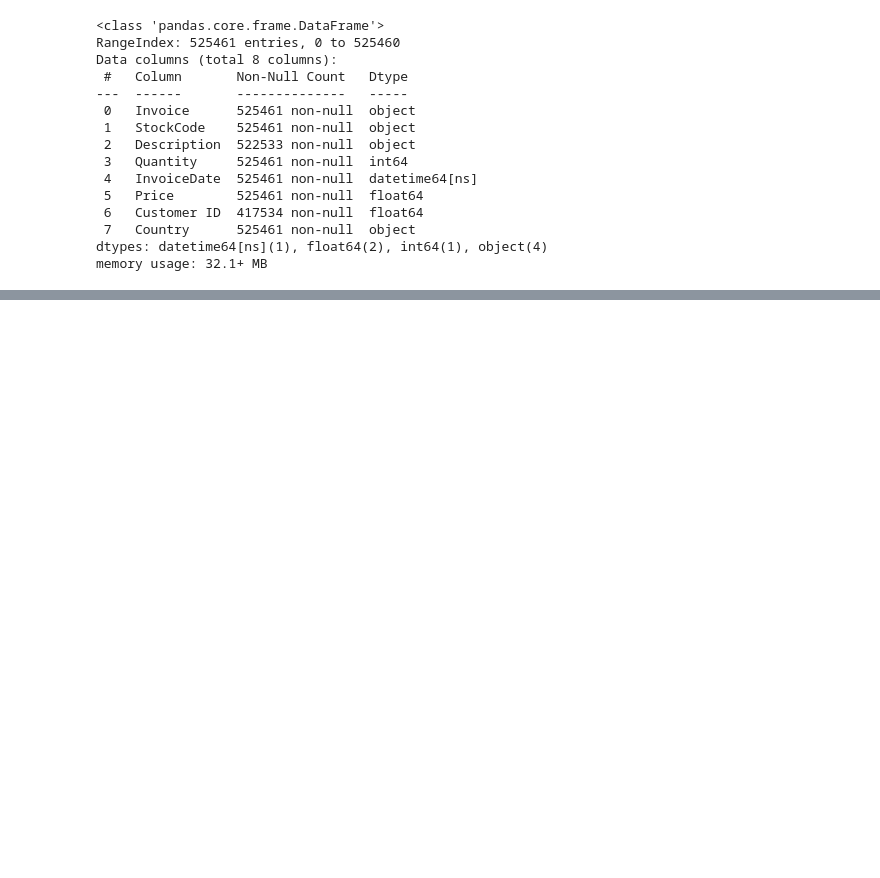
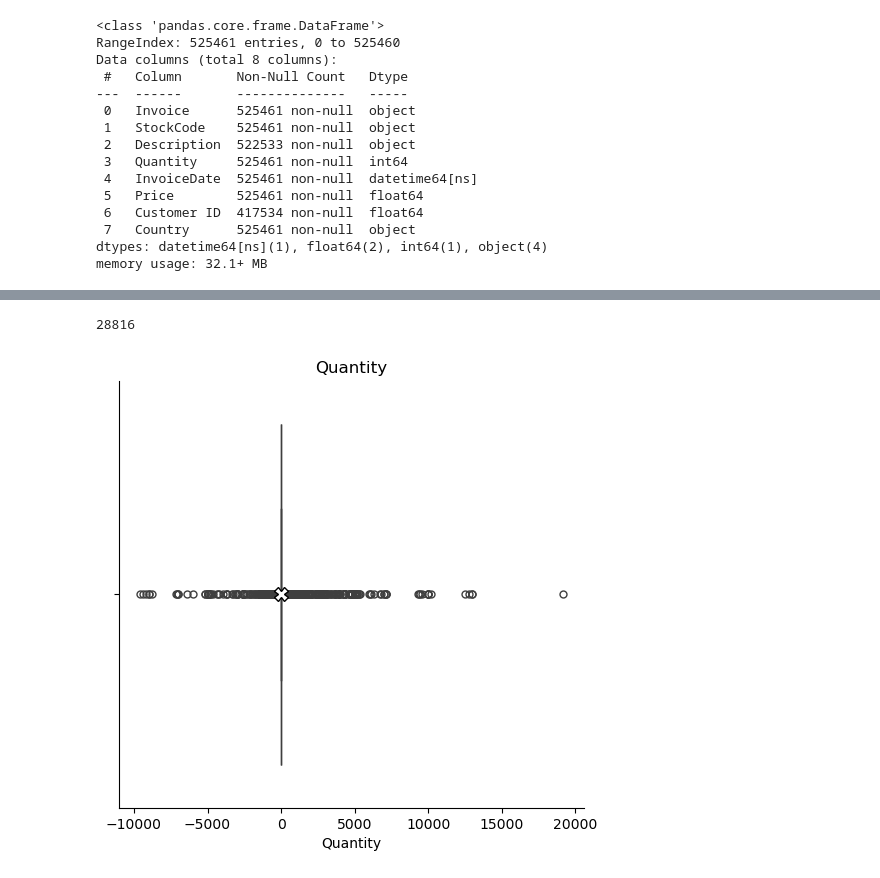
Before and after one commit to jeff0167/Data_And_Things, a Jupyter notebook: DE_Task.ipynb, the cells around one changed output, grey strips where cells are left out. Cells and saved outputs as stored; diff of their text form; code cells hidden in the pictures; blank space fills up the shorter version.

```diff
--- a/DE_Task.ipynb
+++ b/DE_Task.ipynb
@@ -166,0 +312,11 @@ plt.scatter(x = "Price", y = "Quantity", data = df)
+# %%
+df.groupby("Invoice")["Country"].nunique().sum()
+# %% [output]
+28816
+# %%
+sns.catplot(x="Quantity", data = df, estimator='mean', kind="box", showmeans=True, meanprops={"marker": "X", "markerfacecolor": "white", "markeredgecolor":"black", "markersize": "10"})
+plt.title("Quantity")
+plt.xlabel("Quantity")
+plt.show()
+# %% [output]
+[figure, added]
```
Also changed, not shown: parts of 68 cells of this notebook, 2 other files.
